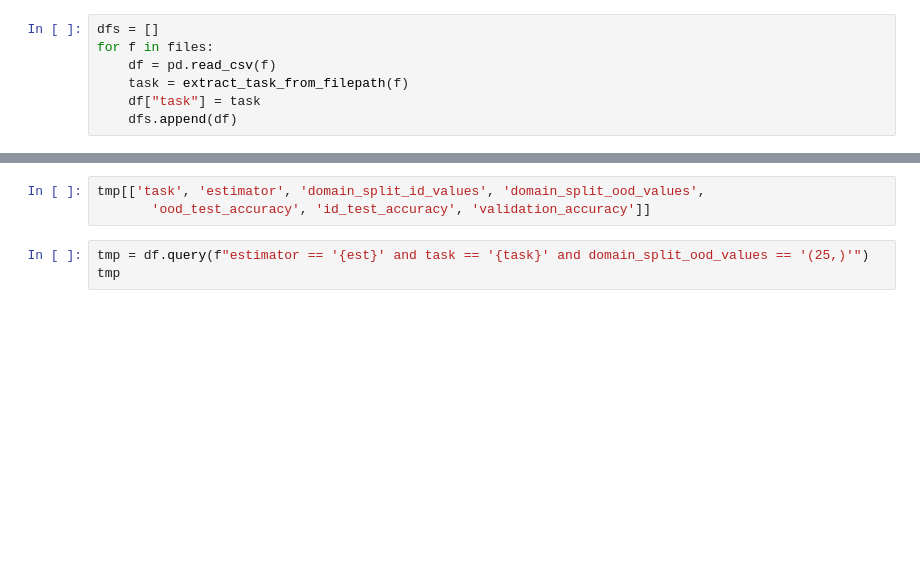
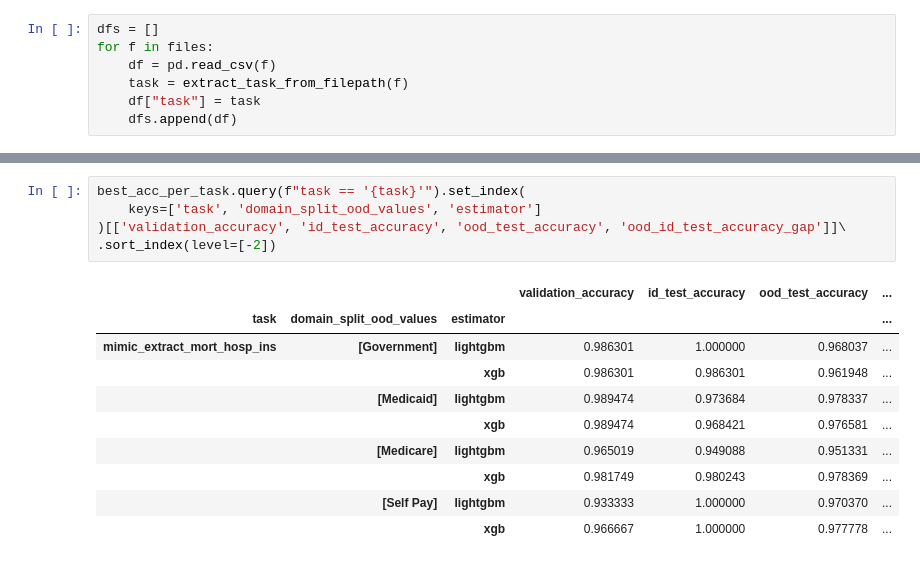
Before and after one commit to webzerg/tableshift, a Jupyter notebook: notebooks/tune_results_exploration.ipynb, the cells around one changed output, grey strips where cells are left out. Cells and saved outputs as stored; diff of their text form; blank space fills up the shorter version.

```diff
--- a/notebooks/tune_results_exploration.ipynb
+++ b/notebooks/tune_results_exploration.ipynb
@@ -184,6 +207,16 @@ plt.legend()
-# %%
-tmp[['task', 'estimator', 'domain_split_id_values', 'domain_split_ood_values',
-       'ood_test_accuracy', 'id_test_accuracy', 'validation_accuracy']]
-# %%
-tmp = df.query(f"estimator == '{est}' and task == '{task}' and domain_split_ood_values == '(25,)'")
-tmp
+# %%
+best_acc_per_task.query(f"task == '{task}'").set_index(
+    keys=['task', 'domain_split_ood_values', 'estimator']
+)[['validation_accuracy', 'id_test_accuracy', 'ood_test_accuracy', 'ood_id_test_accuracy_gap']]\
+.sort_index(level=[-2])
+# %% [output]
+|  |  |  | validation_accuracy | id_test_accuracy | ood_test_accuracy | ... |
+| task | domain_split_ood_values | estimator |  |  |  | ... |
+| mimic_extract_mort_hosp_ins | [Government] | lightgbm | 0.986301 | 1.000000 | 0.968037 | ... |
+|  |  | xgb | 0.986301 | 0.986301 | 0.961948 | ... |
+|  | [Medicaid] | lightgbm | 0.989474 | 0.973684 | 0.978337 | ... |
+|  |  | xgb | 0.989474 | 0.968421 | 0.976581 | ... |
+|  | [Medicare] | lightgbm | 0.965019 | 0.949088 | 0.951331 | ... |
+|  |  | xgb | 0.981749 | 0.980243 | 0.978369 | ... |
+|  | [Self Pay] | lightgbm | 0.933333 | 1.000000 | 0.970370 | ... |
+|  |  | xgb | 0.966667 | 1.000000 | 0.977778 | ... |
```
Also changed, not shown: parts of 18 cells of this notebook.
